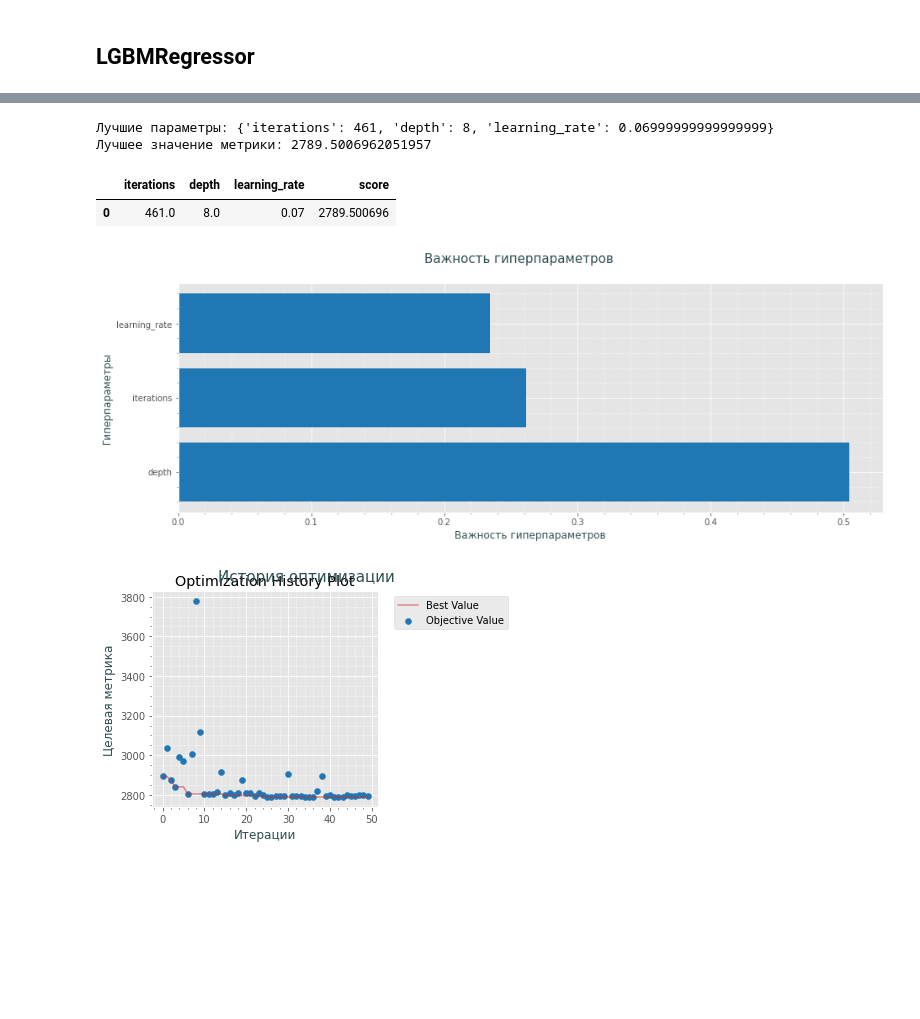
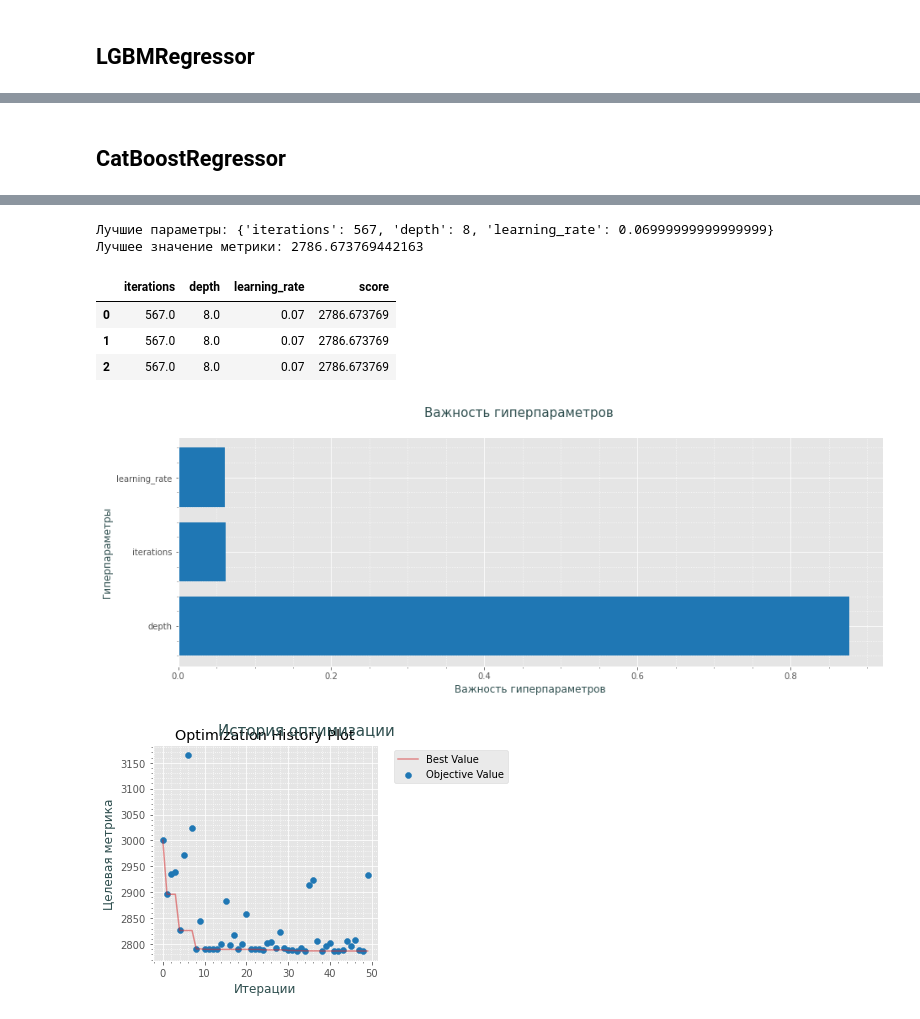
Before and after one commit to AndreySysa/car_price_prediction, a Jupyter notebook: Определение стоимости автомобиля по VIN.ipynb, the cells around one changed output, grey strips where cells are left out. Saved outputs shown, nothing was run; the diff lists cells and outputs as text; code cells hidden in the pictures; blank space fills up the shorter version.

Commit message:
Досчитались модели

```diff
--- a/Определение стоимости автомобиля по VIN.ipynb
+++ b/Определение стоимости автомобиля по VIN.ipynb
@@ -822,4 +839,7 @@ print('Значение метрики:', cv_RMSE_LR)
+# %% [markdown]
+## CatBoostRegressor
 # %%
+%%time
 # Определение категориальных признаков
 categorical_features = ['wmi', 'restraint', 'model', 'engine', 'plant', 'year']
 
@@ -910,4 +930,11 @@ plt.grid(which='minor',
          linestyle=':')
 plt.grid(True)
 plt.show()
+# Создание лучшей модели с лучшими параметрами
+CatBoost = CatBoostRegressor(iterations=study.best_params['iterations'],
+                               depth=study.best_params['depth'],
+                               learning_rate=study.best_params['learning_rate'],
+                               random_state=RANDOM,
+                               silent=True,
+                               cat_features=categorical_features)
 # %% [output]
@@ -931,6 +958,8 @@ plt.show()
-Лучшие параметры: {'iterations': 461, 'depth': 8, 'learning_rate': 0.06999999999999999}
-Лучшее значение метрики: 2789.5006962051957
+Лучшие параметры: {'iterations': 567, 'depth': 8, 'learning_rate': 0.06999999999999999}
+Лучшее значение метрики: 2786.673769442163
 |  | iterations | depth | learning_rate | score |
-| 0 | 461.0 | 8.0 | 0.07 | 2789.500696 |
+| 0 | 567.0 | 8.0 | 0.07 | 2786.673769 |
+| 1 | 567.0 | 8.0 | 0.07 | 2786.673769 |
+| 2 | 567.0 | 8.0 | 0.07 | 2786.673769 |
-[figure, old version]
+[figure, new version]
-[figure, old version]
+[figure, new version]
```
Also changed, not shown: parts of 29 cells of this notebook.
